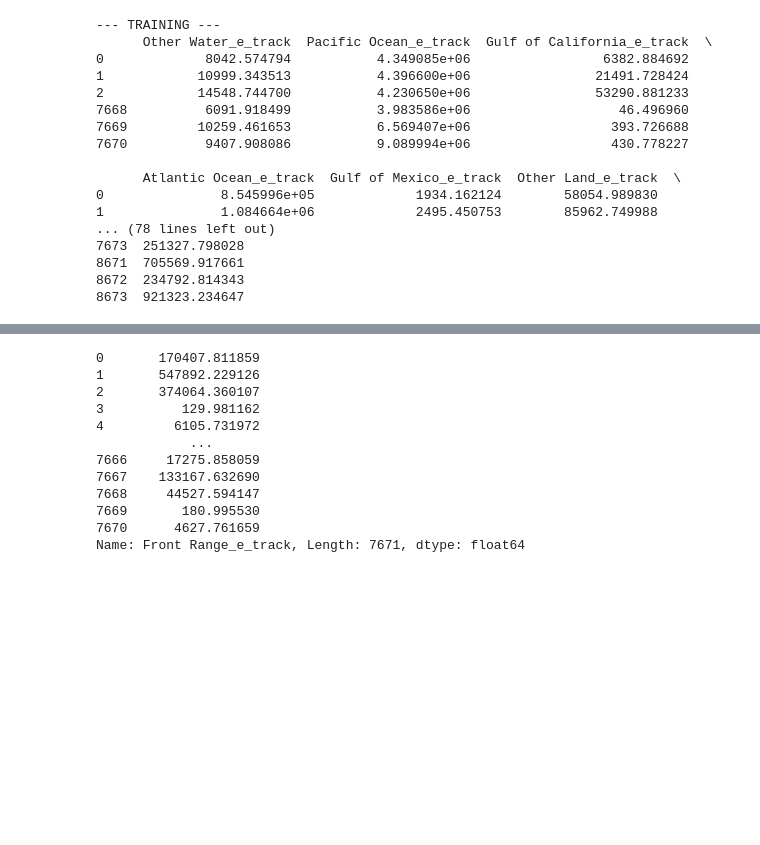
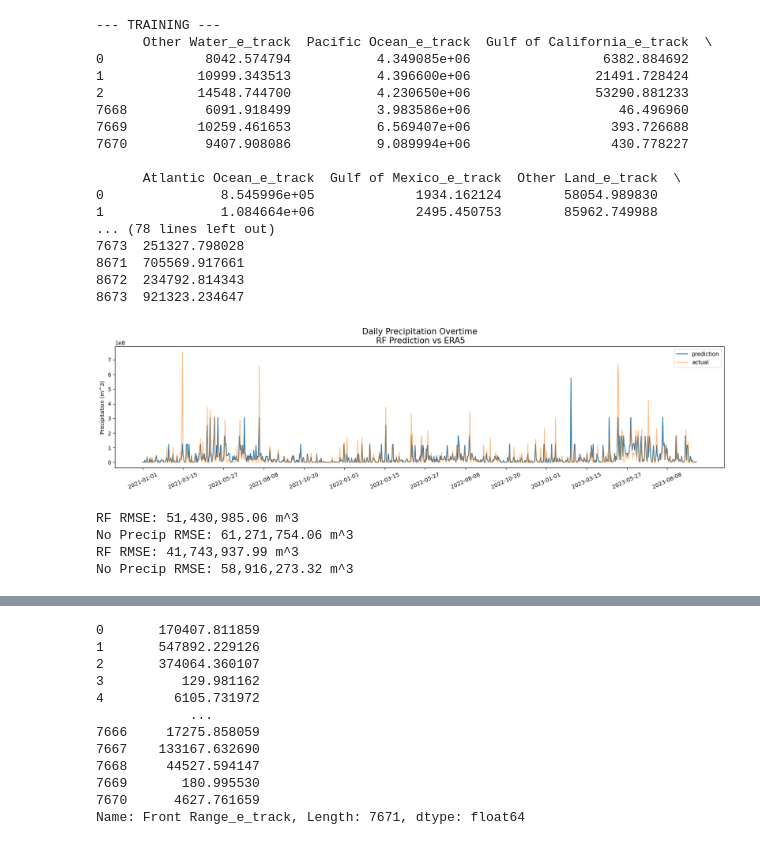
Before and after one commit to khumphreys-csu/Data_Driven_Prediction, a Jupyter notebook: random_forrest_forecast.ipynb, the cells around one changed output, grey strips where cells are left out. Saved outputs shown, nothing was run; the diff lists cells and outputs as text; code cells hidden in the pictures; blank space fills up the shorter version.

Commit message:
Added cells to show histograms and daily precip overtime

```diff
--- a/random_forrest_forecast.ipynb
+++ b/random_forrest_forecast.ipynb
@@ -124,3 +124,31 @@ forest = RandomForestRegressor(
 forest.fit(X_train, y_train) # Runs the forest classifier
 y_pred = forest.predict(X_train)
 y_pred_val = forest.predict(X_val)
+# %%
+dates = y.loc[(y['Date'] >= "2021-01-01") & (y['Date'] <= "2023-12-31"), y.columns == 'Date'].values.squeeze()
+fig, ax =plt.subplots(figsize=(20, 4))
+plt.plot(dates,y_pred_val, label = 'prediction')
+plt.plot(dates, y_val.values.squeeze(), alpha = 0.5, label = 'actual')
+plt.ylabel('Precipitation (m^3)')
+plt.title('Daily Precipitation Overtime\n RF Prediction vs ERA5', fontdict={'fontsize':15})
+plt.legend()
+ax.set_xticks(ax.get_xticks()[::73])
+plt.xticks(rotation = 25)
+
+plt.savefig(local_path+'daily_precip_RF_predict_2021_2023.png', dpi = 400,bbox_inches="tight")
+print('')
+# %% [output]
+[figure, added]
+# %%
+#cacluate RMSE
+from sklearn.metrics import root_mean_squared_error
+print('RF RMSE:',f'{round(root_mean_squared_error(y_val, y_pred_val),2):,}', 'm^3')
+print('No Precip RMSE:',f'{round(root_mean_squared_error([0] * len(y_val), y_pred_val),2):,}', 'm^3')
+
+print('RF RMSE:',f'{round(root_mean_squared_error(y_train, y_pred),2):,}', 'm^3')
+print('No Precip RMSE:',f'{round(root_mean_squared_error([0] * len(y_pred), y_pred),2):,}', 'm^3')
+# %% [output]
+RF RMSE: 51,430,985.06 m^3
+No Precip RMSE: 61,271,754.06 m^3
+RF RMSE: 41,743,937.99 m^3
+No Precip RMSE: 58,916,273.32 m^3
```
Also changed, not shown: parts of 7 cells of this notebook, 1 other file.
